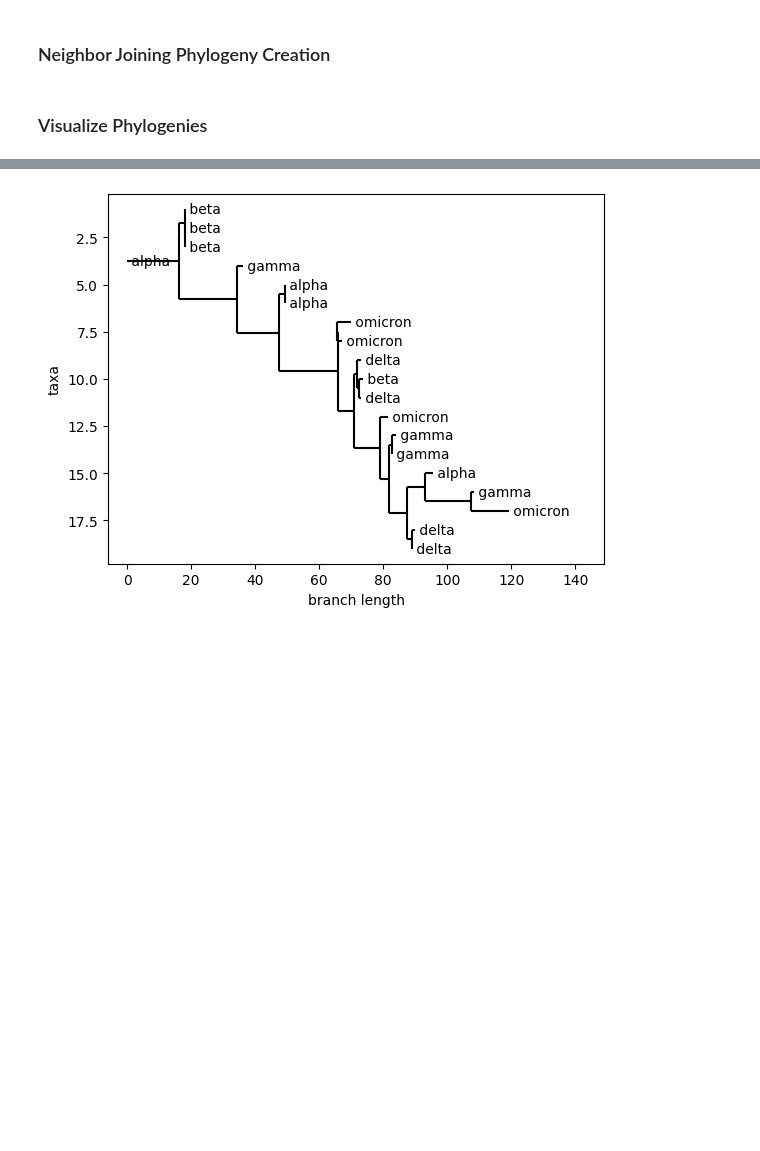
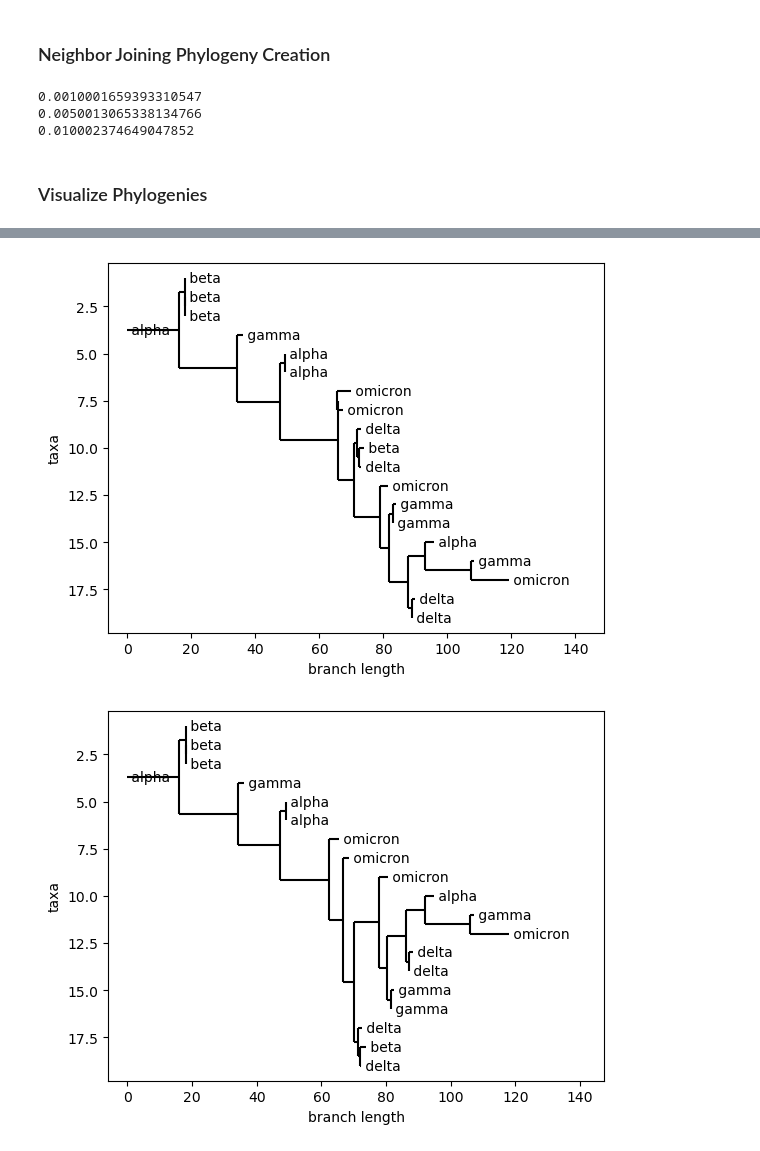
Before and after one commit to RomirS/FinalProject_466, a Jupyter notebook: main.ipynb, the cells around one changed output, grey strips where cells are left out. Cells and saved outputs as stored; diff of their text form; code cells hidden in the pictures; blank space fills up the shorter version.

Commit message:
rapid neighbor joining

```diff
--- a/main.ipynb
+++ b/main.ipynb
@@ -199,3 +174,34 @@ T_rnj = relaxed_neighbor_join(dist)
+# %%
+from nj_functions import neighbor_join, relaxed_neighbor_join, rapid_neighbor_join
+import time
+
+with open('data/dist.txt') as fp:
+  dist = json.load(fp)
+
+start_nj = time.time()
+T_nj = neighbor_join(dist)
+end_nj = time.time()
+
+start_rnj = time.time()
+T_rnj = relaxed_neighbor_join(dist)
+end_rnj = time.time()
+
+idx2node = list(dist.keys())
+dist_arraydict = {}
+for row_node in idx2node:
+  dist_arraydict[row_node] = np.array([dist[row_node][col_node] if row_node != col_node else 0 for col_node in idx2node])
+
+start_rapidnj = time.time()
+T_rapidnj = rapid_neighbor_join(dist_arraydict, idx2node)
+end_rapidnj = time.time()
+
+print(end_nj - start_nj)
+print(end_rnj - start_rnj)
+print(end_rapidnj - start_rapidnj)
+# %% [output]
+0.0010001659393310547
+0.0050013065338134766
+0.010002374649047852
 # %% [markdown]
 ### Visualize Phylogenies
 # %%
@@ -234,11 +240,14 @@ for nj_label, tree in tree_files.items():
 # %%
 from Bio import Phylo
 import matplotlib.pyplot as plt
 
 nj_tree = Phylo.read('data/njtree_newick.dnd', 'newick')
 rnj_tree = Phylo.read('data/rnjtree_newick.dnd', 'newick')
+rapidnj_tree = Phylo.read('data/rapidnjtree_newick.dnd', 'newick')
 Phylo.draw(nj_tree)
 Phylo.draw(rnj_tree)
+Phylo.draw(rapidnj_tree)
 # %% [output]
 [figure]
 [figure]
+[figure, added]
```
Also changed, not shown: parts of 5 cells of this notebook, 1 other file.
